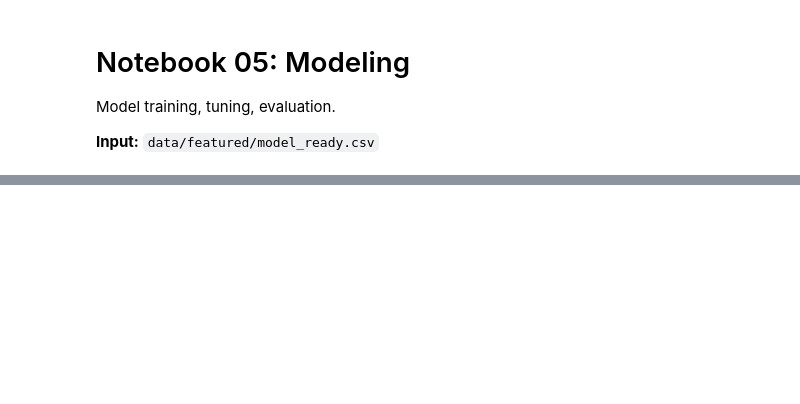
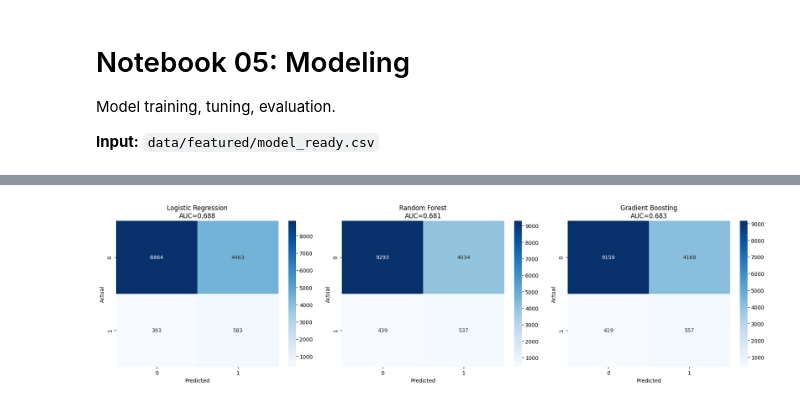
Before and after one commit to nirajmehta960/diabetes-readmission-analytics, a Jupyter notebook: notebooks/05_modeling.ipynb, the cells around one changed output, grey strips where cells are left out. Saved outputs shown, nothing was run; the diff lists cells and outputs as text; code cells hidden in the pictures; blank space fills up the shorter version.

```diff
--- a/notebooks/05_modeling.ipynb
+++ b/notebooks/05_modeling.ipynb
@@ -31,6 +38,8 @@ plot_roc_curves(results, y_test, save_path='images/roc_comparison.png')
 # %%
 # Plot Confusion Matrices
-plot_confusion_matrices(results, y_test, save_path='images/confusion_matrices.png')
+plot_confusion_matrices(results, y_test, save_path='images/eda_charts/confusion_matrices.png')
+# %% [output]
+[figure, added]
 # %%
 # Plot Feature Importance for Best Model (Gradient Boosting)
 if hasattr(best_model, 'feature_importances_'):
```
Also changed, not shown: parts of 4 cells of this notebook, 14 other files.
